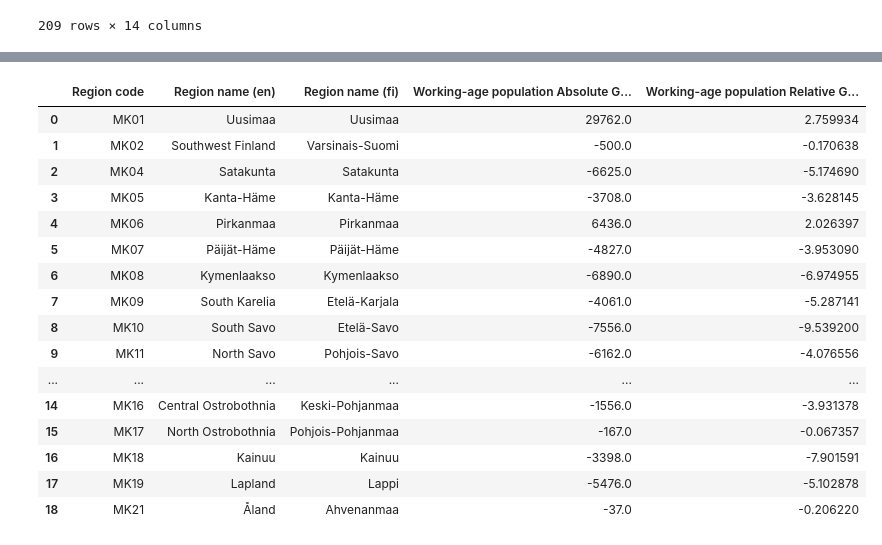
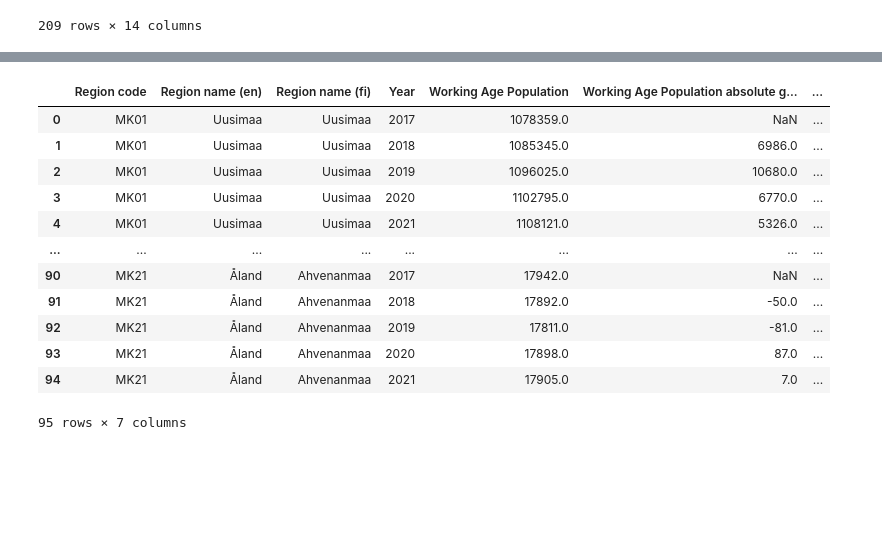
Before and after one commit to gydis/OP-heist-project, a Jupyter notebook: indices_calculation/working_age_population_index.ipynb, the cells around one changed output, grey strips where cells are left out. Drawn from its saved outputs; the diff is of its cells as text; code cells hidden in the pictures; blank space fills up the shorter version.

Commit message:
redo working age population index

```diff
--- a/indices_calculation/working_age_population_index.ipynb
+++ b/indices_calculation/working_age_population_index.ipynb
@@ -86,8 +88,12 @@ working_population
 209 rows × 14 columns
 # %%
 working_population['Region code'] = working_population['Region'].apply(lambda x: x[:4])
-working_population = working_population[['Region code', '2017', '2021']].copy()
+working_population = working_population[['Region code', '2017', '2018', '2019', '2020', '2021']].copy()
 
 working_population = working_population.groupby('Region code').sum().reset_index()
+working_population = working_population.set_index('Region code').stack()
+working_population = pd.DataFrame(working_population)
+working_population.reset_index(inplace=True)
+working_population.columns = ['Region code', 'Year', 'Working Age Population']
 working_population
 # %% [output]
@@ -111,4 +112,0 @@ working_population
-# %%
-working_population['Working-age population Absolute Growth 2017-2021'] = working_population['2021'] - working_population['2017']
-working_population['Working-age population Relative Growth 2017-2021 (%)'] = working_population['Working-age population Absolute Growth 2017-2021'] / working_population['2017'] * 100
-working_population
@@ -133,3 +112,0 @@ working_population
-# %%
-working_population.drop(columns=['2017', '2021'], inplace=True)
-working_population
@@ -153,0 +113,4 @@ working_population
+# %%
+working_population['Working Age Population absolute growth (persons)'] = working_population.groupby('Region code')['Working Age Population'].diff()
+working_population['Working Age Population relative growth (%)'] = working_population['Working Age Population absolute growth (persons)'] / working_population['Working Age Population'] * 100
+working_population
@@ -154,23 +131,19 @@ working_population
 # %%
-df = pd.merge(base_df, working_population, on='Region code', how='inner')
+df = pd.merge(base_df, working_population, on='Region code', how='left')
 df
 # %% [output]
-|  | Region code | Region name (en) | Region name (fi) | Working-age population Absolute G... | Working-age population Relative G... |
-| 0 | MK01 | Uusimaa | Uusimaa | 29762.0 | 2.759934 |
-| 1 | MK02 | Southwest Finland | Varsinais-Suomi | -500.0 | -0.170638 |
-| 2 | MK04 | Satakunta | Satakunta | -6625.0 | -5.174690 |
-| 3 | MK05 | Kanta-Häme | Kanta-Häme | -3708.0 | -3.628145 |
-| 4 | MK06 | Pirkanmaa | Pirkanmaa | 6436.0 | 2.026397 |
-| 5 | MK07 | Päijät-Häme | Päijät-Häme | -4827.0 | -3.953090 |
-| 6 | MK08 | Kymenlaakso | Kymenlaakso | -6890.0 | -6.974955 |
-| 7 | MK09 | South Karelia | Etelä-Karjala | -4061.0 | -5.287141 |
-| 8 | MK10 | South Savo | Etelä-Savo | -7556.0 | -9.539200 |
-| 9 | MK11 | North Savo | Pohjois-Savo | -6162.0 | -4.076556 |
-| ... | ... | ... | ... | ... | ... |
-| 14 | MK16 | Central Ostrobothnia | Keski-Pohjanmaa | -1556.0 | -3.931378 |
-| 15 | MK17 | North Ostrobothnia | Pohjois-Pohjanmaa | -167.0 | -0.067357 |
-| 16 | MK18 | Kainuu | Kainuu | -3398.0 | -7.901591 |
-| 17 | MK19 | Lapland | Lappi | -5476.0 | -5.102878 |
-| 18 | MK21 | Åland | Ahvenanmaa | -37.0 | -0.206220 |
+|  | Region code | Region name (en) | Region name (fi) | Year | Working Age Population | Working Age Population absolute g... | ... |
+| 0 | MK01 | Uusimaa | Uusimaa | 2017 | 1078359.0 | NaN | ... |
+| 1 | MK01 | Uusimaa | Uusimaa | 2018 | 1085345.0 | 6986.0 | ... |
+| 2 | MK01 | Uusimaa | Uusimaa | 2019 | 1096025.0 | 10680.0 | ... |
+| 3 | MK01 | Uusimaa | Uusimaa | 2020 | 1102795.0 | 6770.0 | ... |
+| 4 | MK01 | Uusimaa | Uusimaa | 2021 | 1108121.0 | 5326.0 | ... |
+| ... | ... | ... | ... | ... | ... | ... | ... |
+| 90 | MK21 | Åland | Ahvenanmaa | 2017 | 17942.0 | NaN | ... |
+| 91 | MK21 | Åland | Ahvenanmaa | 2018 | 17892.0 | -50.0 | ... |
+| 92 | MK21 | Åland | Ahvenanmaa | 2019 | 17811.0 | -81.0 | ... |
+| 93 | MK21 | Åland | Ahvenanmaa | 2020 | 17898.0 | 87.0 | ... |
+| 94 | MK21 | Åland | Ahvenanmaa | 2021 | 17905.0 | 7.0 | ... |
+95 rows × 7 columns
 # %%
 df.to_csv('../data/Indices/working_age_population_index.csv', index=False)
```
Also changed, not shown: parts of 5 cells of this notebook, 1 other file.
